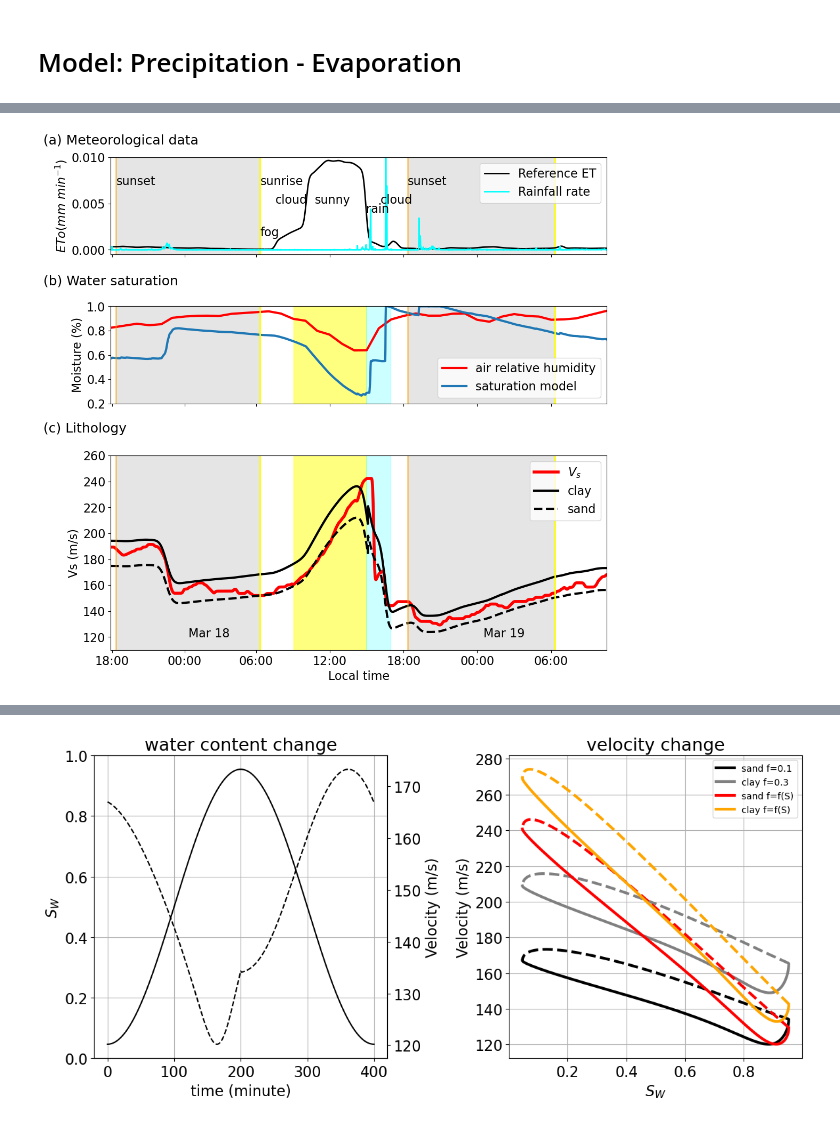
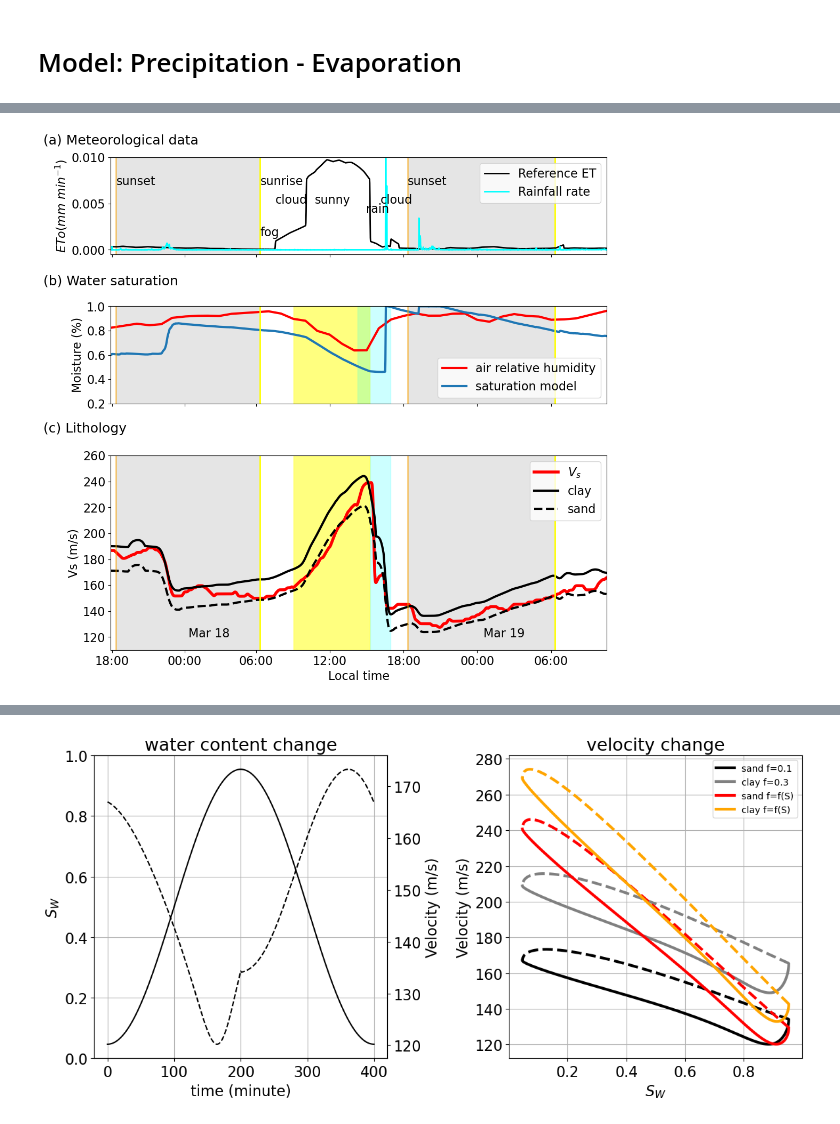
Before and after one commit to Denolle-Lab/FarmDAS, a Jupyter notebook: dvv_and_model/Fig2_soil_moisture_model.ipynb, the cells around one changed output, grey strips where cells are left out. Drawn from its saved outputs; the diff is of its cells as text; code cells hidden in the pictures.

```diff
--- a/dvv_and_model/Fig2_soil_moisture_model.ipynb
+++ b/dvv_and_model/Fig2_soil_moisture_model.ipynb
@@ -364,43 +364,52 @@ Relative contact efficiency: 31.3%
 # %%
 ## Model the water balance
-A_e = 2.5
+A_e = 1
 A_d = 0
 A_p = 1
 bulk_density, porosity = 1400, 0.47
 rad = np.zeros(2408)
 rad[800:950] = 0.33
-rad[950:1240] = 0.99
+rad[950:1260] = 0.99
 rad[1360:1400] = 0.33
 rad[2158:2200] = 0.33
 rad = rad * rad_every_minute
 # eto_every_minute=eto_shortterm(rad, air_temp_interpolated, wind_speed_interpolated*0.75, humidity_interpolated)
 eto_every_minute=eto_shortterm(rad, air_temp_local, wind_speed_interpolated*0.75, r_humidity)
 
-decay = np.exp(-np.arange(8000)/3000)
+decay = np.exp(-np.arange(8000)/2200)
 res_psd = np.gradient(np.convolve(decay, ave_psd, mode='full')[:2408])
-s_history = hydro0(res_psd, 0.5, interp_humidity[0]/100-0.25, interp_temp10, 9, eto_every_minute, 0.9, A_p,A_e,A_d, length=2408, depth=12).get_s_history()
-s_history_smooth = gaussian_filter1d(s_history, sigma=20, mode='reflect')
+s_history = hydro0(res_psd, 0.5, interp_humidity[0]/100-0.22, interp_temp10, 9, eto_every_minute, 0.9, A_p,A_e,A_d, length=2408, depth=12).get_s_history()
+s_history_smooth = gaussian_filter1d(s_history, sigma=15, mode='reflect')
+s_rate = np.diff(s_history_smooth) / 60 ## Saturation rate, per second
+
 
 ## Model the lithology
 ## Input parameters
 s_wr = 0.25  ## residual saturation
 s=interp_humidity/100
-new_f_clay = (1-s_history_smooth)
-new_f_sand = (1-s_history_smooth)
+new_f_clay = np.minimum((1 - s_history_smooth), 0.4)
+new_f_sand = np.minimum((1 - s_history_smooth), 0.4)
 
-### tau values from drainage-wetting experiments by Sakaki et al. (2010)
-tau1 = 1e6 * np.exp(1*np.power(s_history_smooth[0:800],3))  ## wetting
-tau2 = 1e7 * (1-s_history_smooth[800:1250])  ## drying
-tau3 = 1e6 * np.exp(1*np.power(s_history_smooth[1250:1900],3))  ## wetting
-tau4 = 1e7 * (1-s_history_smooth[1900:])  ## drying
-tau = np.concatenate((tau1, tau2, tau3, tau4))
+dry_ind = np.where(s_rate < 0)[0]
+wet_ind = np.where(s_rate > 0)[0]
+zero_ind = np.where(s_rate == 0)[0]
+tau = np.zeros(2408)
+tau[wet_ind] = 1e6 * np.exp(1*np.power(s_history_smooth[wet_ind],5))  ## wetting
+tau[dry_ind] = 1.5e10 * np.exp(0-8*s_history_smooth[dry_ind])  ## drying
 
-s_rate = np.diff(s_history_smooth) / 60 ## Saturation rate, per second
+# ### tau values from drainage-wetting experiments by Sakaki et al. (2010)
+# tau1 = 1e6 * np.exp(1*np.power(s_history_smooth[0:800],3))  ## wetting
+# tau2 = 1e7 * (1-s_history_smooth[800:1250])  ## drying
+# tau3 = 1e6 * np.exp(1*np.power(s_history_smooth[1250:1900],3))  ## wetting
+# tau4 = 1e7 * (1-s_history_smooth[1900:])  ## drying
+# tau = np.concatenate((tau1, tau2, tau3, tau4))
+
 p_diff = 0-np.concatenate((s_rate, [0])) * tau
 
+# tau = np.zeros(2408)
 
-vp_sand, vs_sand,   _, _, _ = litho(bulk_density, porosity, 6, new_f_sand, s_history_smooth, 0.15, tau).get_vp_vs()
-vp_clay, vs_clay,   _, _, _ = litho(bulk_density, porosity, 8, new_f_clay, s_history_smooth, s_wr, tau).get_vp_vs()
+vp_sand, vs_sand,   _, _, _ = litho(bulk_density, porosity, 6, new_f_sand, s_history_smooth, 0.15, tau, igore_capillary=False).get_vp_vs()
+vp_clay, vs_clay,   _, _, _ = litho(bulk_density, porosity, 8, new_f_clay, s_history_smooth, s_wr, tau, igore_capillary=False).get_vp_vs()
 
 
 ### Plot the water balance
@@ -408,7 +417,7 @@ fig, (ax3, ax1, ax2) = plt.subplots(3, 1, figsize=(12, 12), tight_layout=True, g
 
 # Water balance plot
 ax1.fill_between(np.arange(2408), 0, 1, where=eto_every_minute > 0.002, color='yellow', alpha=0.5)
-ax1.fill_between([1240,1360], [0,0], [1,1], color='cyan', alpha=0.2)
+ax1.fill_between([1200,1360], [0,0], [1,1], color='cyan', alpha=0.2)
 ax1.fill_between([27,726], [0,0], [1,1], color='gray', alpha=0.2)
 ax1.fill_between([1443,2158], [0,0], [1,1], color='gray', alpha=0.2)
 ax1.plot(np.arange(2408), s, label='air relative humidity', color='r', lw=3)
@@ -426,11 +435,11 @@ ax1.axvline(x=2158, color='yellow', linestyle='-', lw=2, alpha=1)
 
 # Lithology plot
 ax2.fill_between(np.arange(2408), 110, 260, where=eto_every_minute > 0.002, color='yellow', alpha=0.5)
-ax2.fill_between([1240,1360], [110,110], [260,260], color='cyan', alpha=0.2)
+ax2.fill_between([1260,1360], [110,110], [260,260], color='cyan', alpha=0.2)
 ax2.fill_between([27,726], [110,110], [260,260], color='gray', alpha=0.2)
 ax2.fill_between([1443,2158], [110,110], [260,260], color='gray', alpha=0.2)
 # ax2.plot(np.arange(2408), dvv*135, label='org_Vs', lw=2, color='b')
-ax2.plot(np.arange(2408), (dvv_all[18]+1)*145, label='$V_s$', lw=4, color='r')
+ax2.plot(np.arange(2408), (dvv_all[18]+1)*143, label='$V_s$', lw=4, color='r')
 # ax2.plot(np.arange(2408), (dvv_all[44]+1)*108, label='Vs, distance=147 m', lw=4, color='y')
 # ax2.plot(np.arange(2408), (dvv_all[33]+1)*108, label='Vs, distance=105 m', lw=4, color='g')
 ax2.plot(np.arange(2408), vs_clay, label='clay', color='k', lw=3)
@@ -459,32 +468,32 @@ ax3.axvline(x=1443, color='orange', linestyle='-', lw=2, alpha=0.5)
 ax3.axvline(x=2158, color='yellow', linestyle='-', lw=2, alpha=1)
 ax3.text(27, 0.007, 'sunset', color='k')
 ax3.text(726, 0.007, 'sunrise', color='k')
 ax3.text(1443, 0.007, 'sunset', color='k')
 # ax3.text(2158, 0.007, 'sunrise', color='k')
-eto_every_minute_smooth = gaussian_filter1d(eto_every_minute, sigma=10, mode='reflect')
+eto_every_minute_smooth = gaussian_filter1d(eto_every_minute, sigma=1, mode='reflect')
 ax3.plot(np.arange(2408), eto_every_minute_smooth, color='k', lw=2, label='Reference ET')
 # ax3.plot(np.arange(2408), etc_smooth, label='inverted ET rate', color='gray', lw=2, linestyle='--')
 ax3.plot(np.arange(2408), ave_psd/90, color='cyan', lw=2, label='Rainfall rate')
 # ax3.plot(np.arange(2408), res_diff/20, label='precipitation - drainage',lw=2, alpha=0.5,  color='cyan')
 ax3.set_ylabel("$ETo (mm~min^{-1}$)", fontsize=16)
 # ax3.set_title("Weather", fontsize=16)
 ax3.legend(loc='upper right')
 ax3.text(726, 0.0015, 'fog', color='k')
 ax3.text(800, 0.005, 'cloud', color='k')
 ax3.text(990, 0.005, 'sunny', color='k')
 ax3.text(1240, 0.004, 'rain', color='k')
 ax3.text(1310, 0.005, 'cloud', color='k')
 
 # twinx = ax3.twinx()
 # # twinx.plot(np.arange(2408), interp_temp10, color='gray', lw=2, label='temperature')
 # twinx.set_ylabel("Soil Temperature", fontsize=16, color='gray')
 # twinx.tick_params(axis='y', colors='gray')
 
 fig.text(0.02, 0.9, '(a) Meteorological data', fontsize=18)
 fig.text(0.02, 0.68, '(b) Water saturation', fontsize=18)
 fig.text(0.02, 0.45, '(c) Lithology', fontsize=18)
 
 plt.tight_layout()
 plt.show()
 # %% [output]
-[figure, old version]
+[figure, new version]
```
Also changed, not shown: parts of 4 cells of this notebook.
